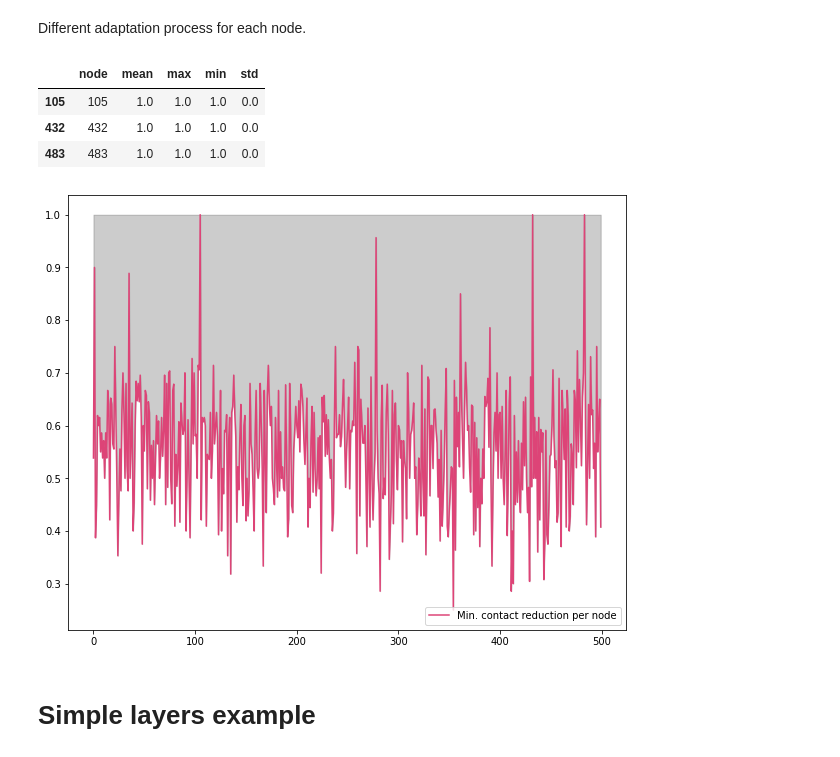
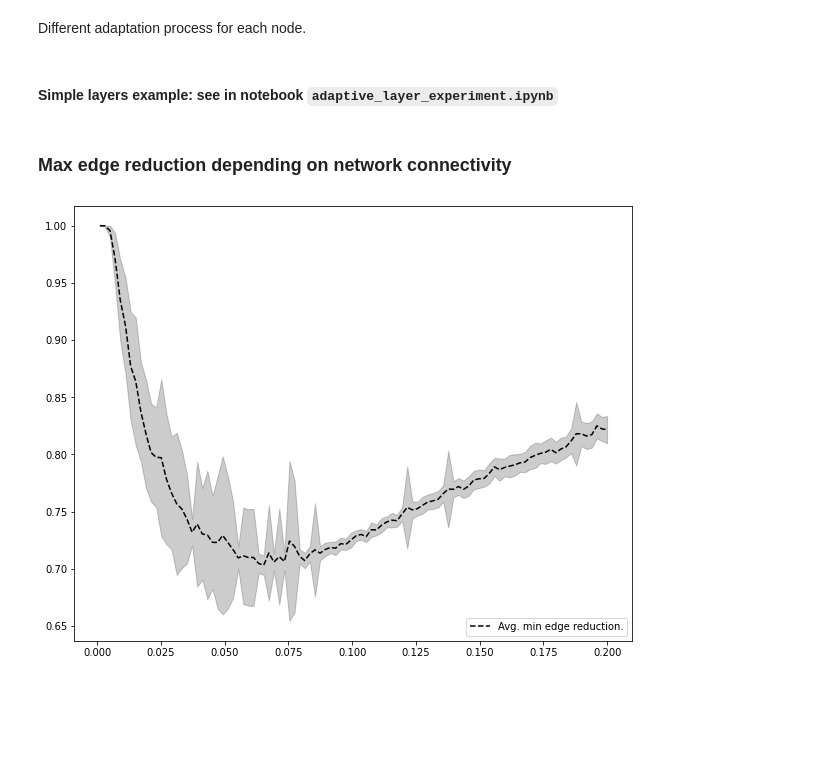
Before and after one commit to JimmyCalvoMonge/AdaptiveNetworks, a Jupyter notebook: network_experiments.ipynb, the cells around one changed output. Drawn from its saved outputs; the diff is of its cells as text; code cells hidden in the pictures; blank space fills up the shorter version.

```diff
--- a/network_experiments.ipynb
+++ b/network_experiments.ipynb
@@ -1341,19 +1290,18 @@ Different adaptation process for each node.
-# %%
-df = bepcontacts_long_norm.copy()
-df = df.groupby(['node'], as_index=False).agg({'norm_value': ['mean', 'max', 'min', 'std']})
-df.columns = df.columns.droplevel()
-df.columns = ['node', 'mean', 'max', 'min', 'std']
-plt.figure(figsize=(10,8))
-plt.plot(range(500), df['min'], px.colors.qualitative.G10[idx], label='Min. contact reduction per node')
-plt.fill_between(range(500), df['min'], df['max'], color="k", alpha=0.2)
-plt.legend(loc="lower right")
-df = df[df['min'] == 1] # These nodes never change contacts
-df
-# %% [output]
-|  | node | mean | max | min | std |
-| 105 | 105 | 1.0 | 1.0 | 1.0 | 0.0 |
-| 432 | 432 | 1.0 | 1.0 | 1.0 | 0.0 |
-| 483 | 483 | 1.0 | 1.0 | 1.0 | 0.0 |
-[figure, removed]
 # %% [markdown]
-# Simple layers example
+#### Simple layers example: see in notebook `adaptive_layer_experiment.ipynb`
+# %% [markdown]
+### Max edge reduction depending on network connectivity
+# %%
+df_ = pd.read_csv('./Data/bepidist_erdos_renyi_500_min_mean_effort.csv')
+df_['lower_effort'] = df_['mean_effort'] - df_['std_effort']
+df_['upper_effort'] = df_['mean_effort'] + df_['std_effort']
+df_['lower_effort'] = df_['lower_effort'].apply(lambda x: max(x, 0))
+df_['upper_effort'] = df_['upper_effort'].apply(lambda x: min(x, 1))
+plt.figure(figsize=(10,8))
+plt.plot(df_['ped'], df_['mean_effort'], color = 'k',
+         linestyle='dashed', label='Avg. min edge reduction.')
+plt.fill_between(df_['ped'], df_['lower_effort'], df_['upper_effort'], color="k", alpha=0.2)
+plt.legend(loc="lower right")
+plt.show()
+# %% [output]
+[figure, added]
```
Also changed, not shown: parts of 10 cells of this notebook, 2 other files.
